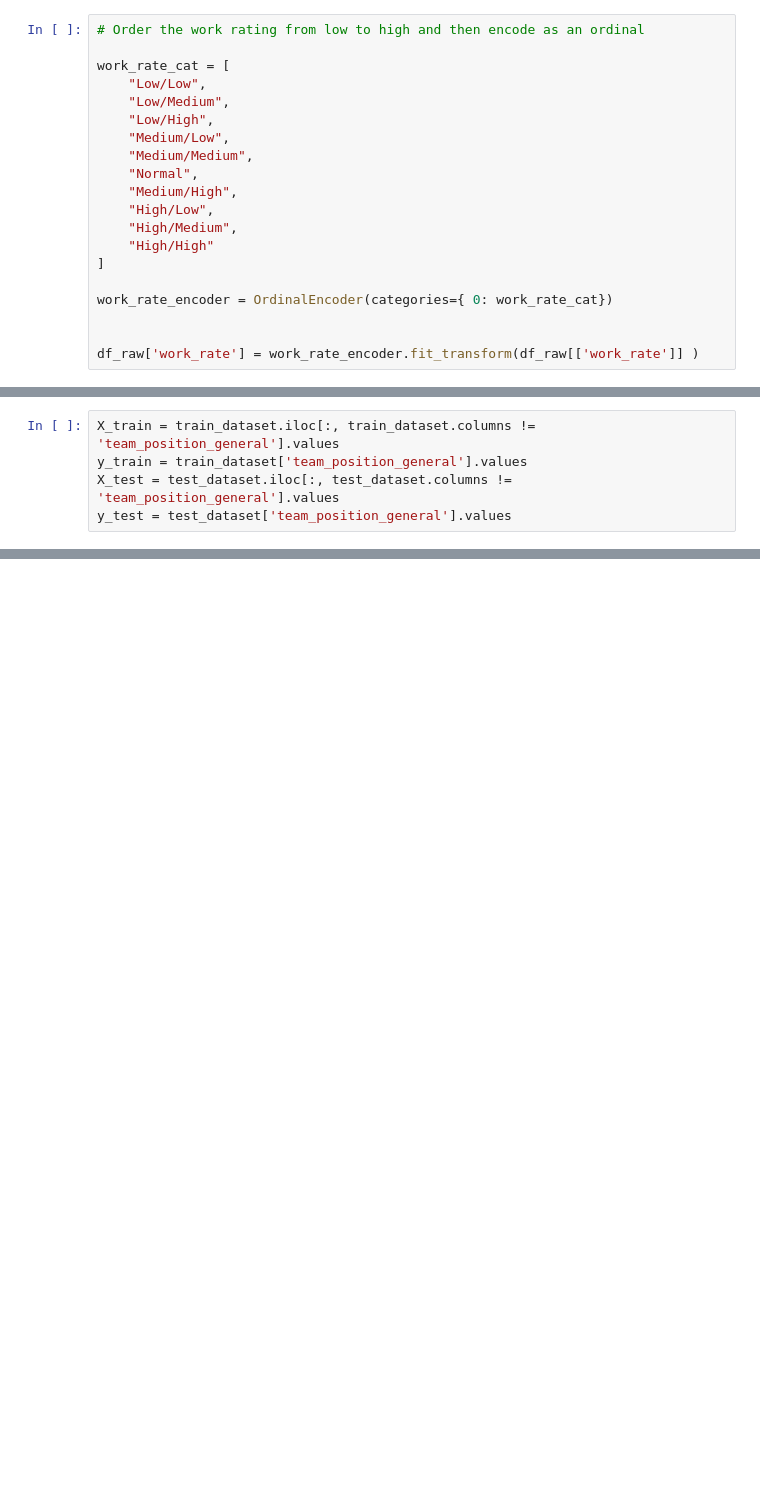
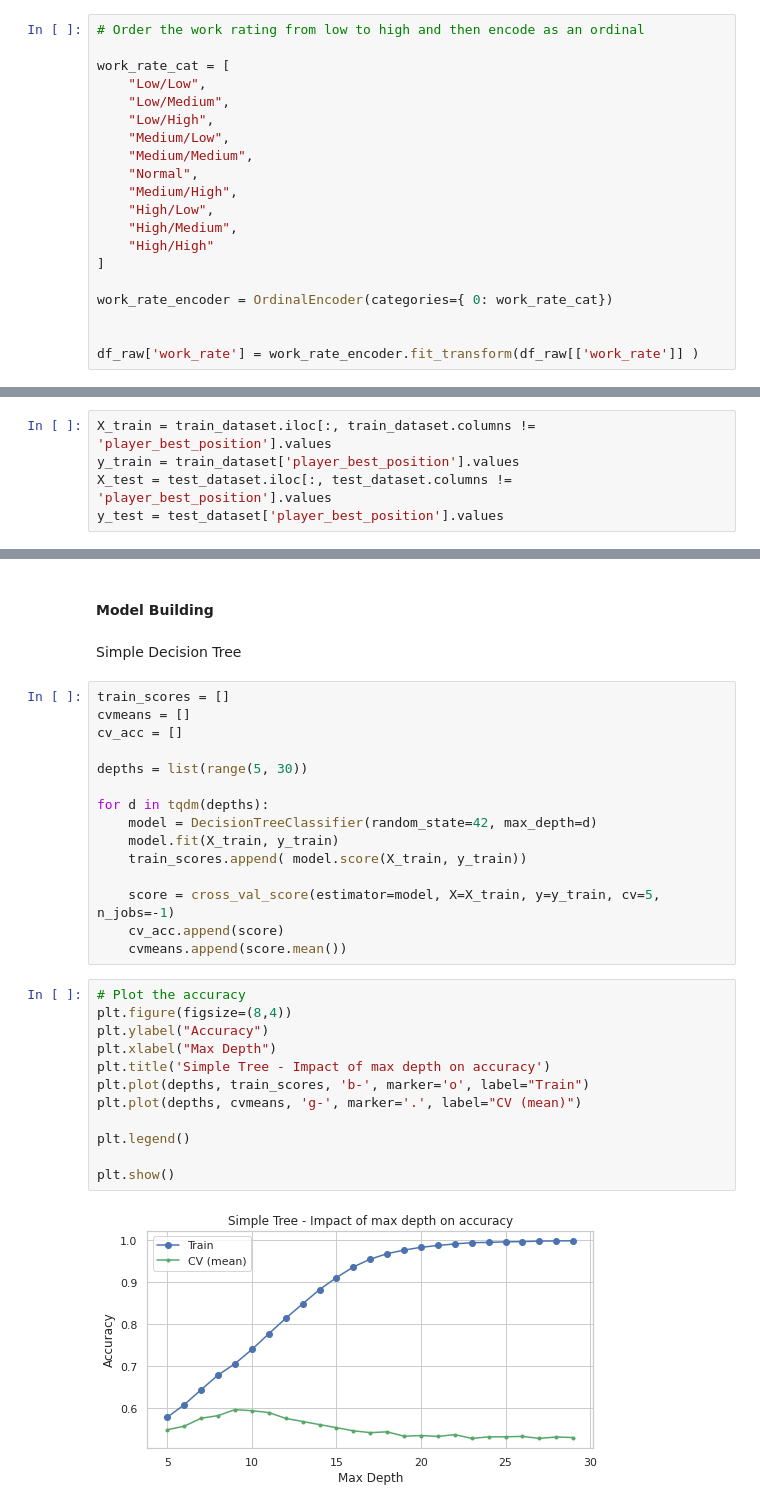
Before and after one commit to sabderra/cs109a_project, a Jupyter notebook: player_position_model.ipynb, the cells around one changed output, grey strips where cells are left out. Saved outputs shown, nothing was run; the diff lists cells and outputs as text; blank space fills up the shorter version.

```diff
--- a/player_position_model.ipynb
+++ b/player_position_model.ipynb
@@ -385,5 +385,5 @@ Test samples: 99, 1.41%
 # %%
-X_train = train_dataset.iloc[:, train_dataset.columns != 'team_position_general'].values
-y_train = train_dataset['team_position_general'].values
-X_test = test_dataset.iloc[:, test_dataset.columns != 'team_position_general'].values
-y_test = test_dataset['team_position_general'].values
+X_train = train_dataset.iloc[:, train_dataset.columns != 'player_best_position'].values
+y_train = train_dataset['player_best_position'].values
+X_test = test_dataset.iloc[:, test_dataset.columns != 'player_best_position'].values
+y_test = test_dataset['player_best_position'].values
@@ -443,0 +390,33 @@ RandomForest Accuracy: Test Set: 0.6364
+# %% [markdown]
+#### Model Building
+# %% [markdown]
+Simple Decision Tree
+# %%
+train_scores = []
+cvmeans = []
+cv_acc = []
+
+depths = list(range(5, 30))
+
+for d in tqdm(depths):
+    model = DecisionTreeClassifier(random_state=42, max_depth=d)
+    model.fit(X_train, y_train)
+    train_scores.append( model.score(X_train, y_train))
+
+    score = cross_val_score(estimator=model, X=X_train, y=y_train, cv=5, n_jobs=-1)
+    cv_acc.append(score)
+    cvmeans.append(score.mean())
+# %%
+# Plot the accuracy
+plt.figure(figsize=(8,4))
+plt.ylabel("Accuracy")
+plt.xlabel("Max Depth")
+plt.title('Simple Tree - Impact of max depth on accuracy')
+plt.plot(depths, train_scores, 'b-', marker='o', label="Train")
+plt.plot(depths, cvmeans, 'g-', marker='.', label="CV (mean)")
+
+plt.legend()
+
+plt.show()
+# %% [output]
+[figure, added]
```
Also changed, not shown: parts of 40 cells of this notebook.
